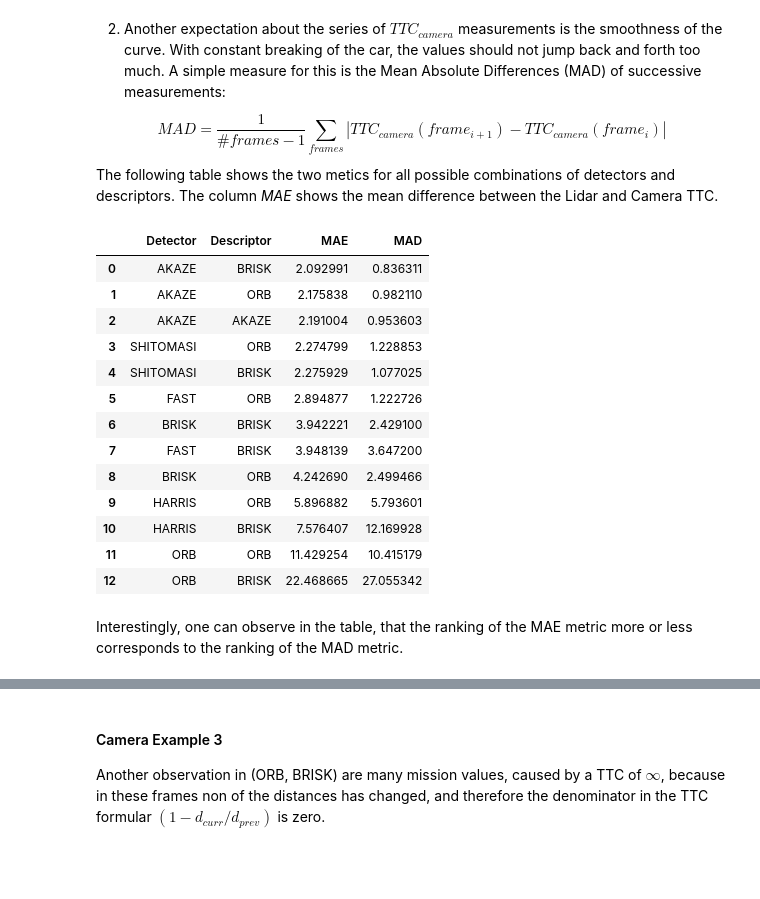
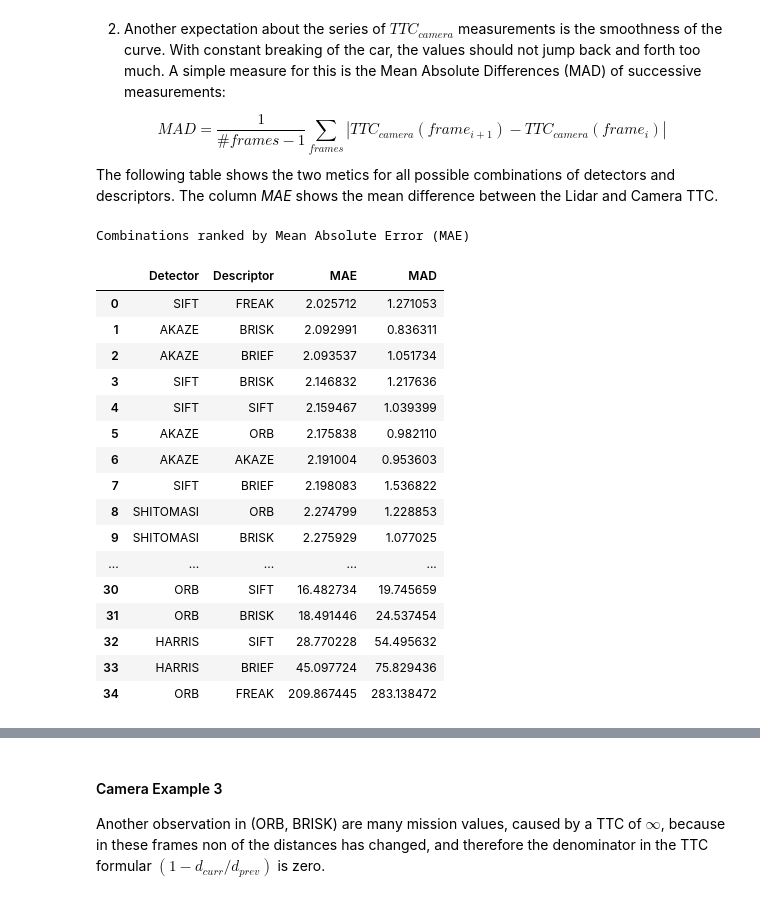
Before and after one commit to Voxelworld/nd313-camera-final, a Jupyter notebook: report/Report.ipynb, the cells around one changed output, grey strips where cells are left out. Cells and saved outputs as stored; diff of their text form; code cells hidden in the pictures; blank space fills up the shorter version.

```diff
--- a/report/Report.ipynb
+++ b/report/Report.ipynb
@@ -270,15 +269,18 @@ import pandas as pd
 import numpy as np
 import matplotlib.pyplot as plt
 %matplotlib inline
+import seaborn as sns
+cm = sns.light_palette("red", as_cmap=True)
 # %%
 tables = {}
 
-for file in Path(".").glob("*.csv"): # "../build"
+#for file in Path("./runs.local").glob("*.csv"):
+for file in Path("./runs.udacity").glob("*.csv"):
 
     # split 'run.AKAZE.AKAZE.csv'
     detector, descriptor = file.name.split(".")[1:3]
 
-    df = pd.read_csv(file, sep=",", na_values=["inf","nan(ind)","-nan(ind)"])
+    df = pd.read_csv(file, sep=",", na_values=["-inf","inf","nan(ind)","-nan(ind)"])
     df.set_index("image", inplace=True)
     tables[(detector, descriptor)] = df
 
@@ -342,38 +344,40 @@ The following table shows the two metics for all possible combinations of detect
 # %%
 table = {
     "Detector" : [],
     "Descriptor" : [],
     "MAE" : [],
     "MAD" : []
 }
 
 for (detector, descriptor) in tables.keys():
     table["Detector"].append(detector)
     table["Descriptor"].append(descriptor)
 
     df = tables[(detector, descriptor)][imgStartIndex: imgEndIndex]
     # compute mean diff, ignoring nans
     mae = np.nanmean(np.abs( df["ttcLidar"] - df["ttcCamera"]) )
     table["MAE"].append(mae)
     mad = np.nanmean(np.abs( np.diff(df["ttcCamera"])) )
     table["MAD"].append(mad)
 
 df = pd.DataFrame(table).sort_values(by="MAE").reset_index(drop=True)
-df
+df.style.set_caption('Combinations ranked by Mean Absolute Error (MAE)').background_gradient(cmap=cm)
 # %% [output]
+Combinations ranked by Mean Absolute Error (MAE)
 |  | Detector | Descriptor | MAE | MAD |
-| 0 | AKAZE | BRISK | 2.092991 | 0.836311 |
-| 1 | AKAZE | ORB | 2.175838 | 0.982110 |
-| 2 | AKAZE | AKAZE | 2.191004 | 0.953603 |
-| 3 | SHITOMASI | ORB | 2.274799 | 1.228853 |
-| 4 | SHITOMASI | BRISK | 2.275929 | 1.077025 |
-| 5 | FAST | ORB | 2.894877 | 1.222726 |
-| 6 | BRISK | BRISK | 3.942221 | 2.429100 |
-| 7 | FAST | BRISK | 3.948139 | 3.647200 |
-| 8 | BRISK | ORB | 4.242690 | 2.499466 |
-| 9 | HARRIS | ORB | 5.896882 | 5.793601 |
-| 10 | HARRIS | BRISK | 7.576407 | 12.169928 |
-| 11 | ORB | ORB | 11.429254 | 10.415179 |
-| 12 | ORB | BRISK | 22.468665 | 27.055342 |
+| 0 | SIFT | FREAK | 2.025712 | 1.271053 |
+| 1 | AKAZE | BRISK | 2.092991 | 0.836311 |
+| 2 | AKAZE | BRIEF | 2.093537 | 1.051734 |
+| 3 | SIFT | BRISK | 2.146832 | 1.217636 |
+| 4 | SIFT | SIFT | 2.159467 | 1.039399 |
+| 5 | AKAZE | ORB | 2.175838 | 0.982110 |
+| 6 | AKAZE | AKAZE | 2.191004 | 0.953603 |
+| 7 | SIFT | BRIEF | 2.198083 | 1.536822 |
+| 8 | SHITOMASI | ORB | 2.274799 | 1.228853 |
+| 9 | SHITOMASI | BRISK | 2.275929 | 1.077025 |
+| ... | ... | ... | ... | ... |
+| 30 | ORB | SIFT | 16.482734 | 19.745659 |
+| 31 | ORB | BRISK | 18.491446 | 24.537454 |
+| 32 | HARRIS | SIFT | 28.770228 | 54.495632 |
+| 33 | HARRIS | BRIEF | 45.097724 | 75.829436 |
+| 34 | ORB | FREAK | 209.867445 | 283.138472 |
-# %% [markdown]
-Interestingly, one can observe in the table, that the ranking of the MAE metric more or less corresponds to the ranking of the MAD metric.
```
Also changed, not shown: parts of 14 cells of this notebook, 2 other files.
